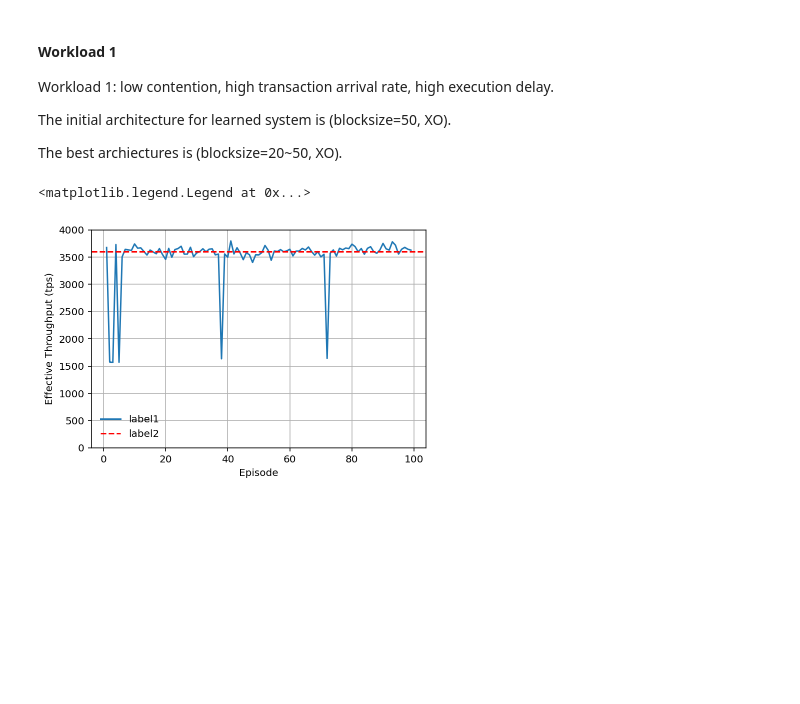
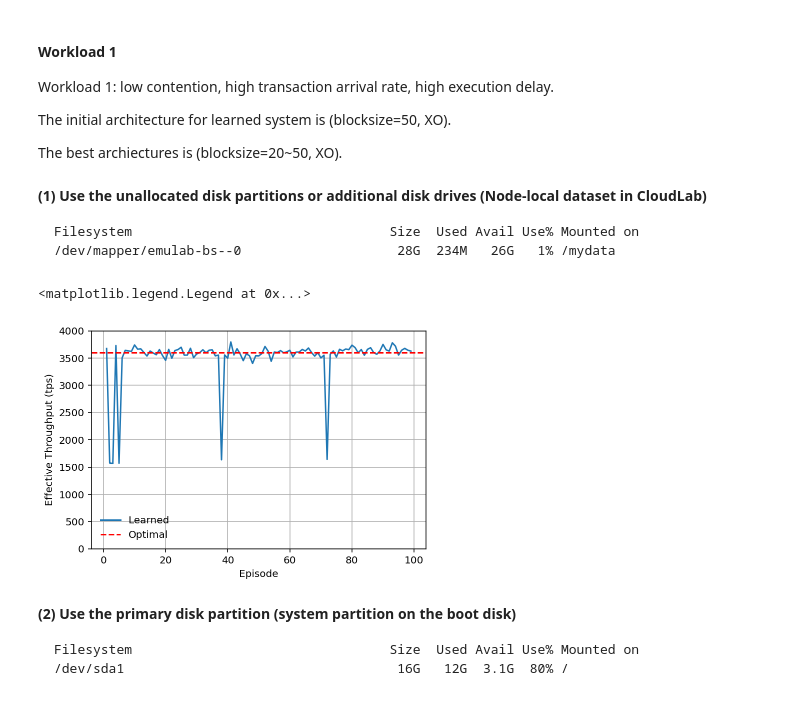
Before and after one commit to chenyuanwu/AdaChain, a Jupyter notebook: src/learning/visualization.ipynb, the cells around one changed output. Cells and saved outputs as stored; diff of their text form; code cells hidden in the pictures; blank space fills up the shorter version.

````diff
--- a/src/learning/visualization.ipynb
+++ b/src/learning/visualization.ipynb
@@ -5,6 +5,12 @@ Workload 1: low contention, high transaction arrival rate, high execution delay.
 The initial architecture for learned system is (blocksize=50, XO).
 
 The best archiectures is (blocksize=20~50, XO).
+# %% [markdown]
+**(1) Use the unallocated disk partitions or additional disk drives (Node-local dataset in CloudLab)**
+```
+Filesystem                                 Size  Used Avail Use% Mounted on
+/dev/mapper/emulab-bs--0                    28G  234M   26G   1% /mydata
+```
 # %%
 import pandas as pd
 df = pd.read_csv('ts_episode_100_2.csv')
@@ -12,15 +18,21 @@ df.rename(columns=str.strip, inplace=True)
 # %%
 from cProfile import label
 import matplotlib.pyplot as plt
 %config InlineBackend.figure_format = 'retina'
 plt.figure(figsize=(6, 4))
 plt.xlabel('Episode')
 plt.ylabel('Effective Throughput (tps)')
 plt.ylim(0, 4000)
-plt.plot(range(1, len(df) + 1), df['throughput'], label='label1')
+plt.plot(range(1, len(df) + 1), df['throughput'], label='Learned')
 plt.grid(True)
-plt.axhline(y=3600, color="red", linestyle="--", label="label2")
+plt.axhline(y=3600, color="red", linestyle="--", label="Optimal")
 plt.legend(frameon=False)
 # %% [output]
 <matplotlib.legend.Legend at 0x...>
-[figure, old version]
+[figure, new version]
+# %% [markdown]
+**(2) Use the primary disk partition (system partition on the boot disk)**
+```
+Filesystem                                 Size  Used Avail Use% Mounted on
+/dev/sda1                                   16G   12G  3.1G  80% /
+```
````
Also changed, not shown: parts of 25 cells of this notebook, 3 other files.
